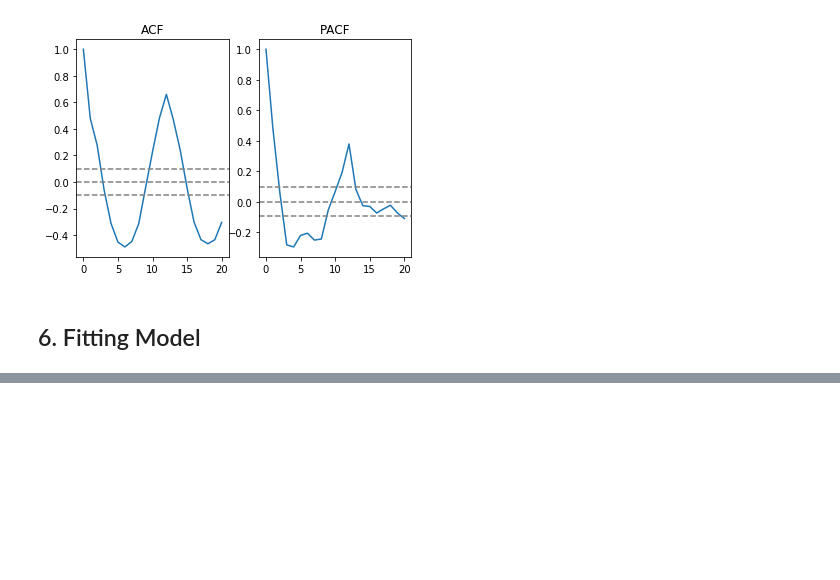
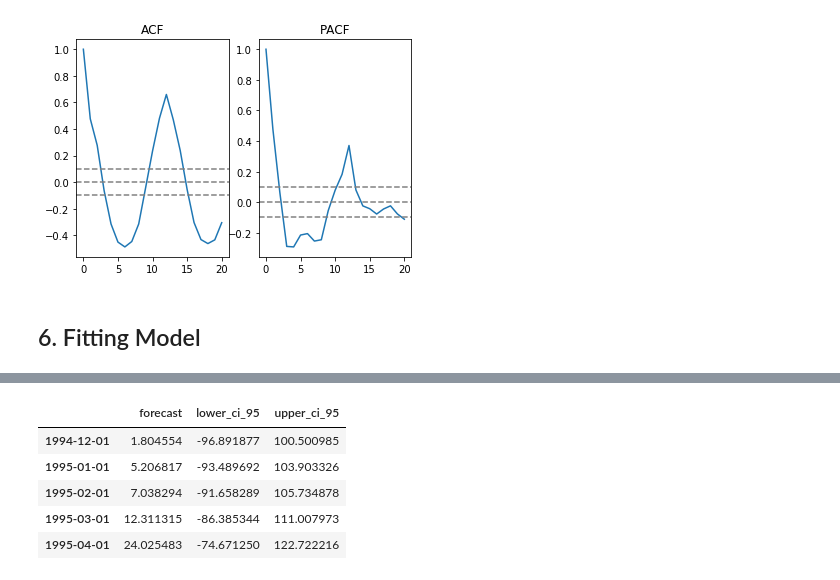
Before and after one commit to vagdevik/ARIMA-Latur, a Jupyter notebook: ARIMA_precip.ipynb, the cells around one changed output, grey strips where cells are left out. Cells and saved outputs as stored; diff of their text form; code cells hidden in the pictures; blank space fills up the shorter version.

```diff
--- a/ARIMA_precip.ipynb
+++ b/ARIMA_precip.ipynb
@@ -487,0 +386,13 @@ results_ARIMA.plot_predict(1,492)
+# %%
+index = pd.date_range('1994-12-01', periods=n_steps, freq='MS')
+forecast_data = pd.DataFrame(np.column_stack([pred_uc_95.predicted_mean, pred_ci_95]),
+                    index=index, columns=['forecast', 'lower_ci_95', 'upper_ci_95'])
+
+forecast_data.head()
+# %% [output]
+|  | forecast | lower_ci_95 | upper_ci_95 |
+| 1994-12-01 | 1.804554 | -96.891877 | 100.500985 |
+| 1995-01-01 | 5.206817 | -93.489692 | 103.903326 |
+| 1995-02-01 | 7.038294 | -91.658289 | 105.734878 |
+| 1995-03-01 | 12.311315 | -86.385344 | 111.007973 |
+| 1995-04-01 | 24.025483 | -74.671250 | 122.722216 |
```
Also changed, not shown: parts of 32 cells of this notebook, 4 other files.
